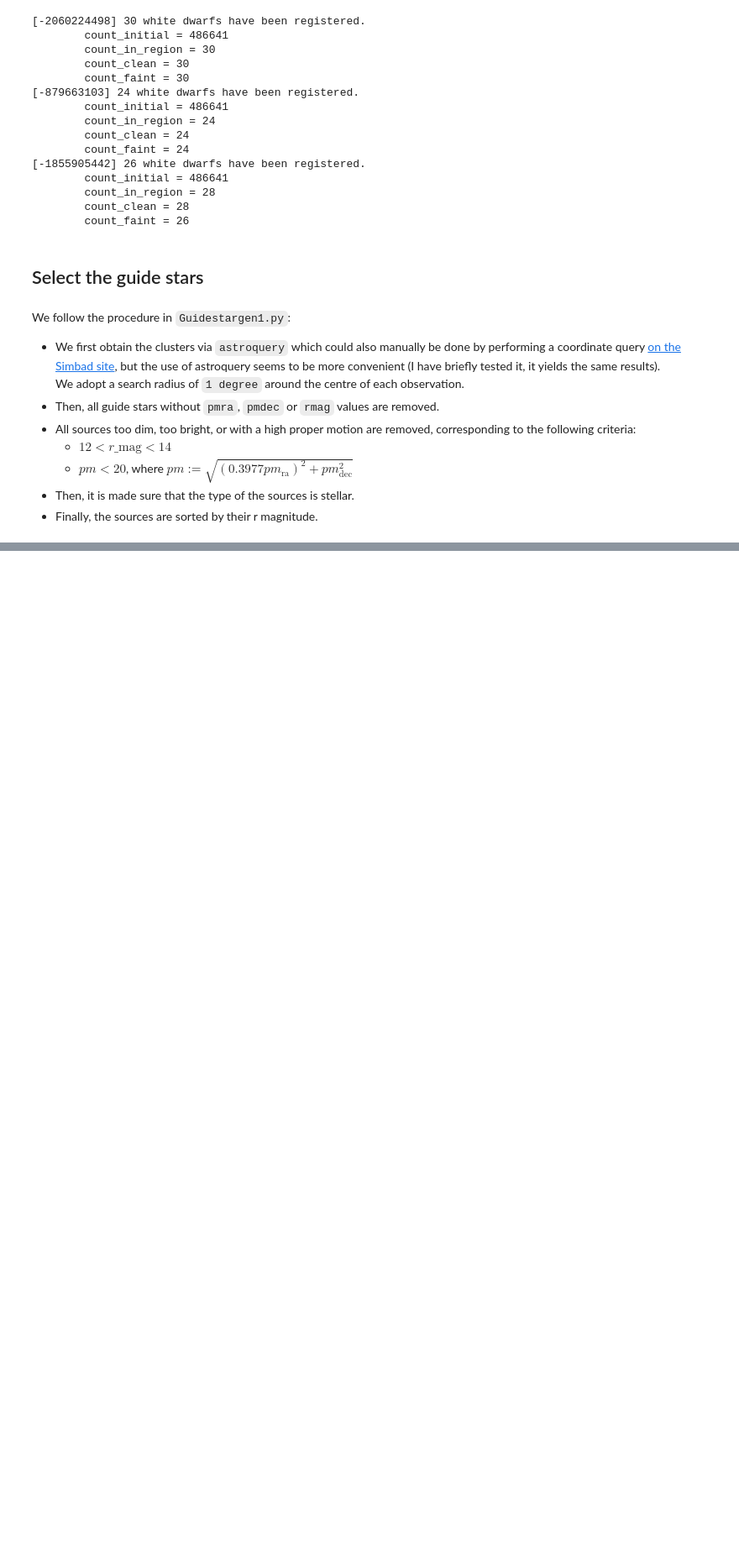
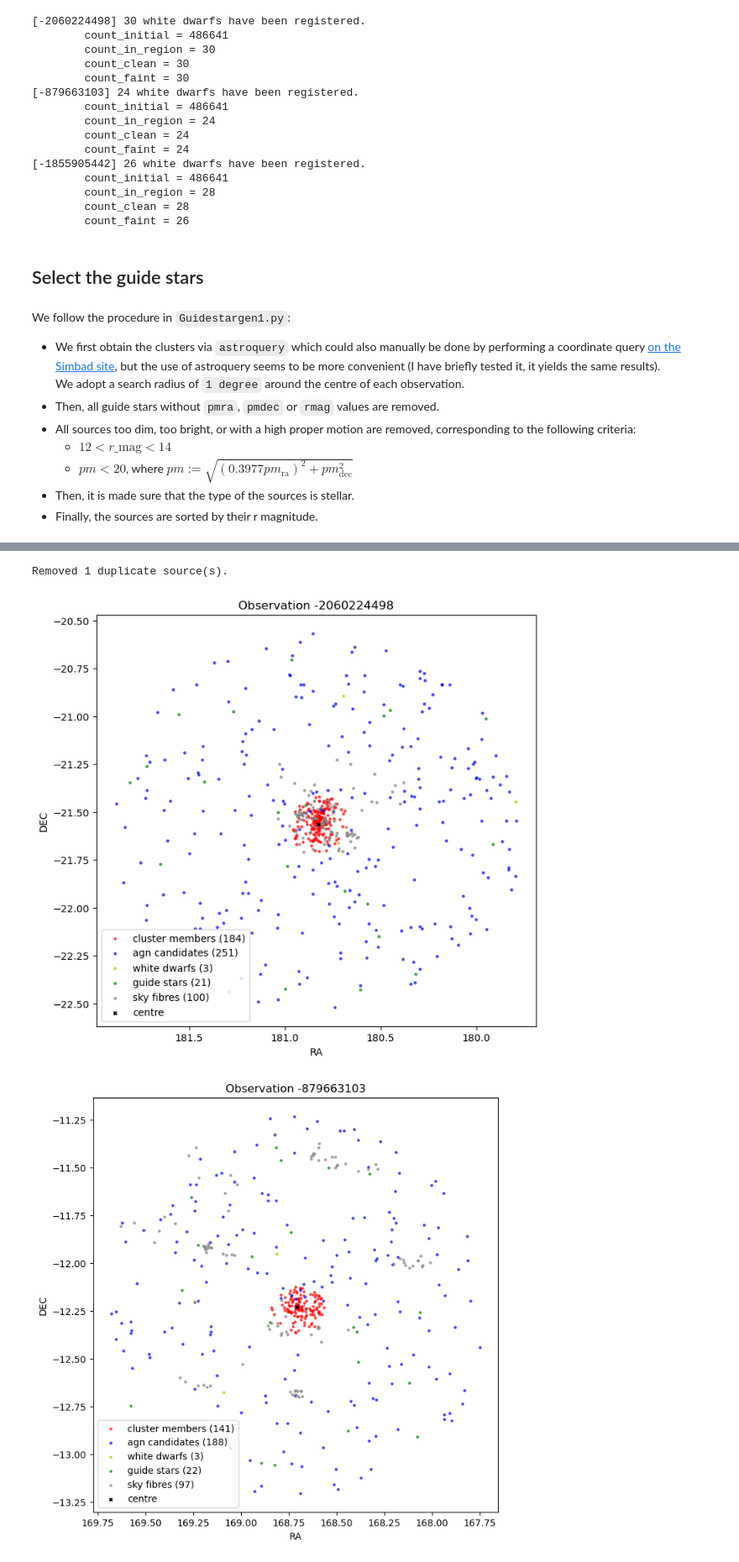
Before and after one commit to FBalzerMPE/aat_target_file_construction, a Jupyter notebook: 0_target_file_construction.ipynb, the cells around one changed output, grey strips where cells are left out. Shown: that part at 84% size. Drawn from its saved outputs; the diff is of its cells as text; code cells hidden in the pictures; blank space fills up the shorter version.

```diff
--- a/0_target_file_construction.ipynb
+++ b/0_target_file_construction.ipynb
@@ -191,4 +196,4 @@ In this step, we write the output .fdl files:
-# %%
-for target_container in TARGET_CONTAINERS[:1]:
-    sources = target_container.write_target_file()
-sources.write("testfileout.fdl", format="csv", delimiter="\t", overwrite=True, formats={"obj_name": lambda x: x.upper(), "rmag": "%.3f"})
+# %%
+for target_container in TARGET_CONTAINERS:
+    target_container.write_targets_to_disc()
+    target_container.pprint()
@@ -228,0 +241,16 @@ ALL_MEMBERS[relevant_cols].write(fname, format="ascii", overwrite=True)
+# %%
+VERBOSE = False
+for cluster in ALL_CLUSTERS:
+    target_container = init_container_from_cluster(cluster)
+    target_container.get_cluster_members(verbose=VERBOSE)
+    target_container.get_agn(verbose=VERBOSE)
+    target_container.get_white_dwarfs(verbose=VERBOSE)
+    if target_container.container_id == -879663103:
+        target_container.get_guide_stars(11, 15, GUIDE_PM_MAX, verbose=VERBOSE)
+    else:
+        target_container.get_guide_stars(GUIDE_R_MIN, GUIDE_R_MAX, GUIDE_PM_MAX, verbose=VERBOSE)
+    target_container.get_sky_fibres(verbose=VERBOSE)
+    target_container.write_targets_to_disc()
+    fig, ax = plt.subplots(figsize=(8, 8))
+    target_container.plot_sources_on_ax(ax, alpha=0.6, marker=".", s=20)
+# %% [output]
@@ -228,0 +276,3 @@ ALL_MEMBERS[relevant_cols].write(fname, format="ascii", overwrite=True)
+Removed 1 duplicate source(s).
+[figure, added]
+[figure, added]
```
Also changed, not shown: parts of 16 cells of this notebook, 4 other files.
